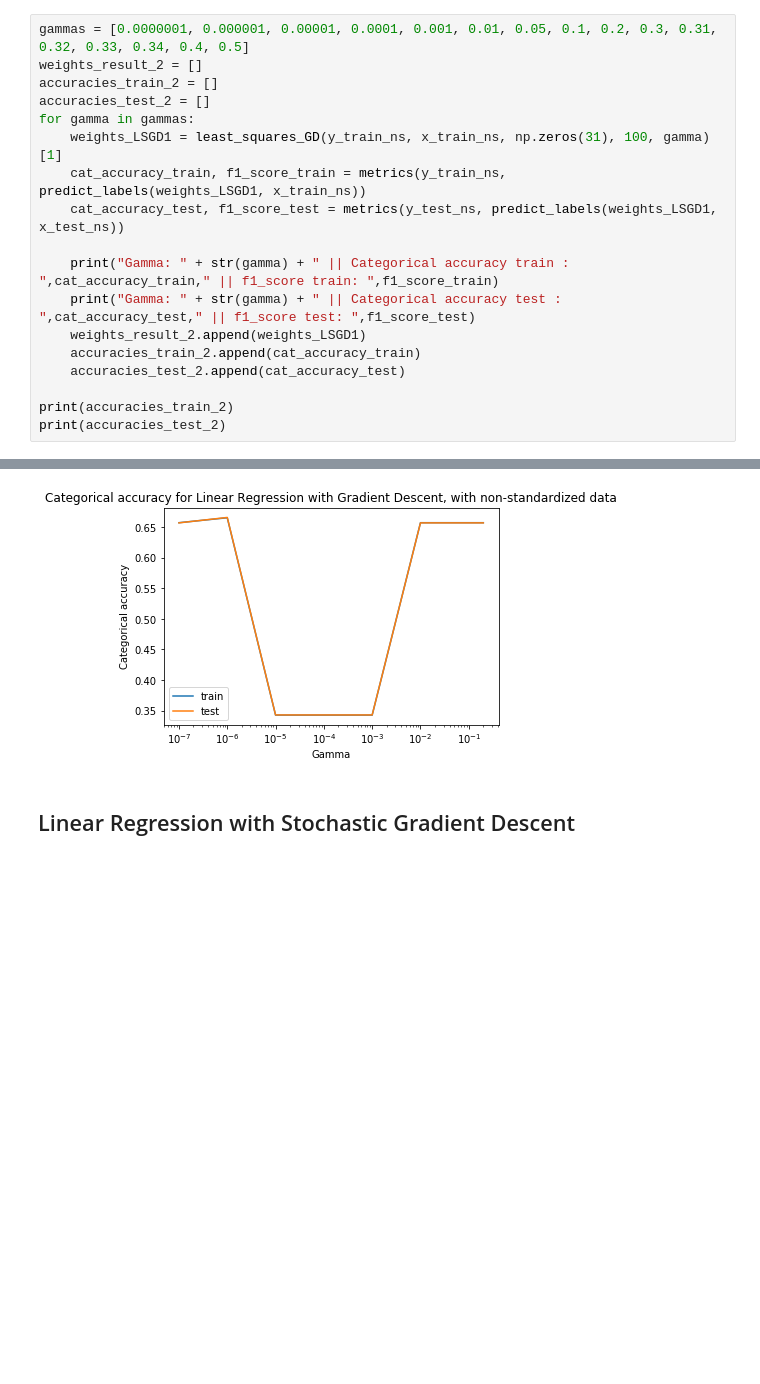
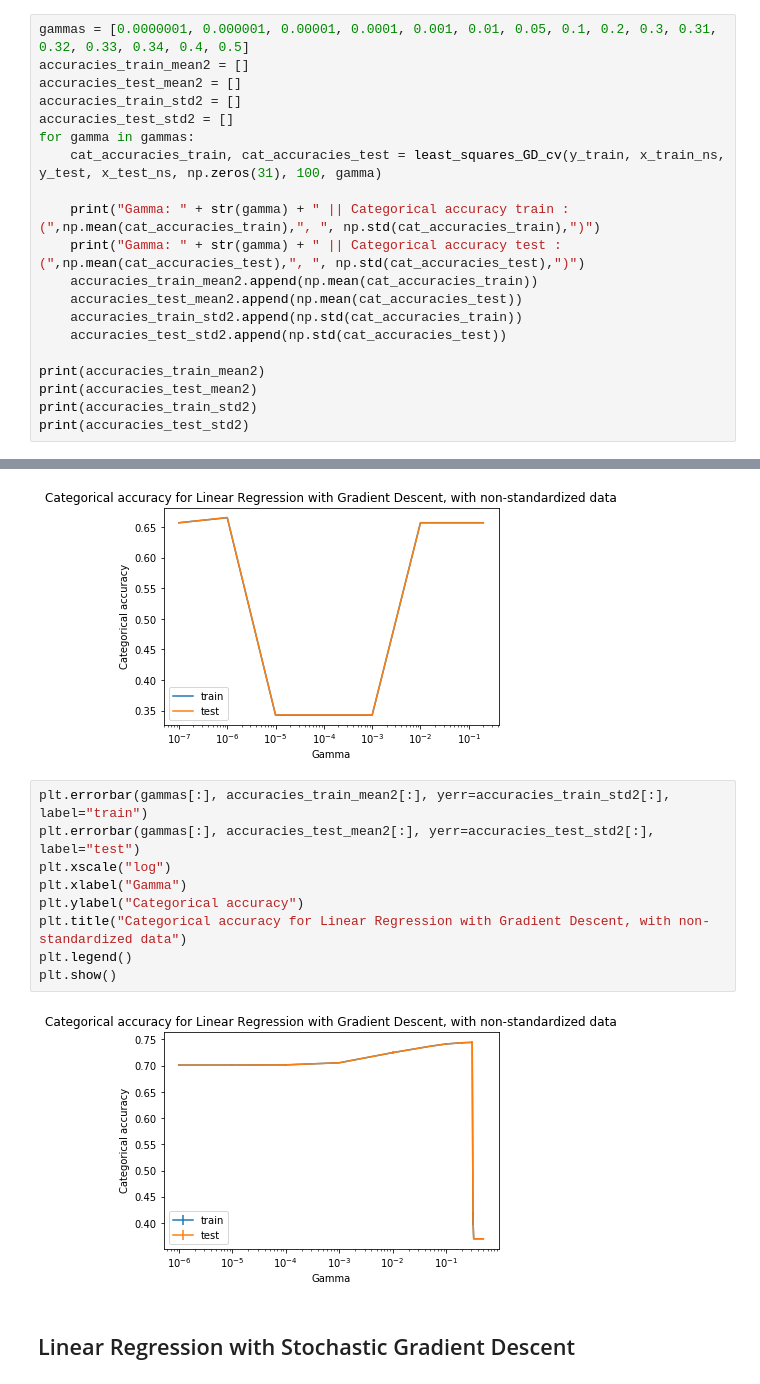
Before and after one commit to itsyaboii1337/ML, a Jupyter notebook: ReportVisualisation.ipynb, the cells around one changed output, grey strips where cells are left out. Cells and saved outputs as stored; diff of their text form; blank space fills up the shorter version.

```diff
--- a/ReportVisualisation.ipynb
+++ b/ReportVisualisation.ipynb
@@ -139,20 +201,22 @@ plt.show()
 ### Least Squares GD with non-standardized data
 # %%
 gammas = [0.0000001, 0.000001, 0.00001, 0.0001, 0.001, 0.01, 0.05, 0.1, 0.2, 0.3, 0.31, 0.32, 0.33, 0.34, 0.4, 0.5]
-weights_result_2 = []
-accuracies_train_2 = []
-accuracies_test_2 = []
+accuracies_train_mean2 = []
+accuracies_test_mean2 = []
+accuracies_train_std2 = []
+accuracies_test_std2 = []
 for gamma in gammas:
-    weights_LSGD1 = least_squares_GD(y_train_ns, x_train_ns, np.zeros(31), 100, gamma)[1]
-    cat_accuracy_train, f1_score_train = metrics(y_train_ns, predict_labels(weights_LSGD1, x_train_ns))
-    cat_accuracy_test, f1_score_test = metrics(y_test_ns, predict_labels(weights_LSGD1, x_test_ns))
+    cat_accuracies_train, cat_accuracies_test = least_squares_GD_cv(y_train, x_train_ns, y_test, x_test_ns, np.zeros(31), 100, gamma)
 
-    print("Gamma: " + str(gamma) + " || Categorical accuracy train : ",cat_accuracy_train," || f1_score train: ",f1_score_train)
-    print("Gamma: " + str(gamma) + " || Categorical accuracy test : ",cat_accuracy_test," || f1_score test: ",f1_score_test)
-    weights_result_2.append(weights_LSGD1)
-    accuracies_train_2.append(cat_accuracy_train)
-    accuracies_test_2.append(cat_accuracy_test)
+    print("Gamma: " + str(gamma) + " || Categorical accuracy train : (",np.mean(cat_accuracies_train),", ", np.std(cat_accuracies_train),")")
+    print("Gamma: " + str(gamma) + " || Categorical accuracy test : (",np.mean(cat_accuracies_test),", ", np.std(cat_accuracies_test),")")
+    accuracies_train_mean2.append(np.mean(cat_accuracies_train))
+    accuracies_test_mean2.append(np.mean(cat_accuracies_test))
+    accuracies_train_std2.append(np.std(cat_accuracies_train))
+    accuracies_test_std2.append(np.std(cat_accuracies_test))
 
-print(accuracies_train_2)
-print(accuracies_test_2)
+print(accuracies_train_mean2)
+print(accuracies_test_mean2)
+print(accuracies_train_std2)
+print(accuracies_test_std2)
 # %% [output]
@@ -201,5 +248,16 @@ plt.legend()
 plt.show()
 # %% [output]
 [figure]
+# %%
+plt.errorbar(gammas[:], accuracies_train_mean2[:], yerr=accuracies_train_std2[:], label="train")
+plt.errorbar(gammas[:], accuracies_test_mean2[:], yerr=accuracies_test_std2[:], label="test")
+plt.xscale("log")
+plt.xlabel("Gamma")
+plt.ylabel("Categorical accuracy")
+plt.title("Categorical accuracy for Linear Regression with Gradient Descent, with non-standardized data")
+plt.legend()
+plt.show()
+# %% [output]
+[figure, added]
 # %% [markdown]
 ## Linear Regression with Stochastic Gradient Descent
```
Also changed, not shown: parts of 27 cells of this notebook.
